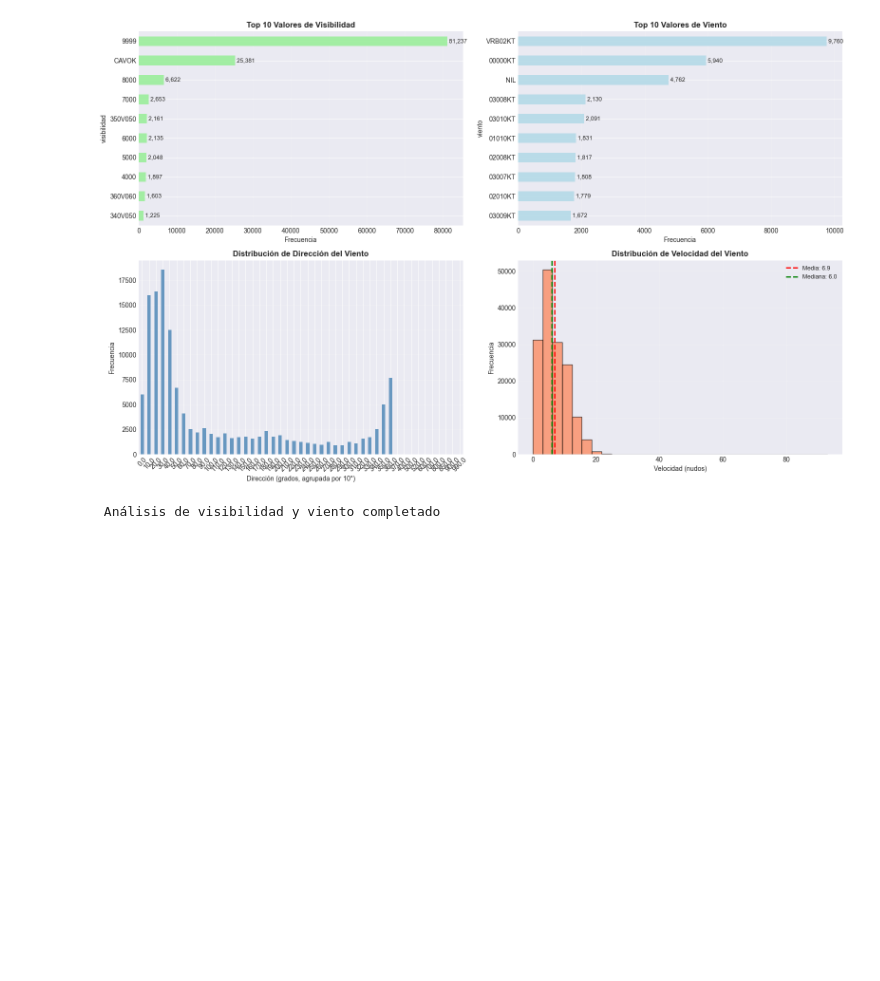
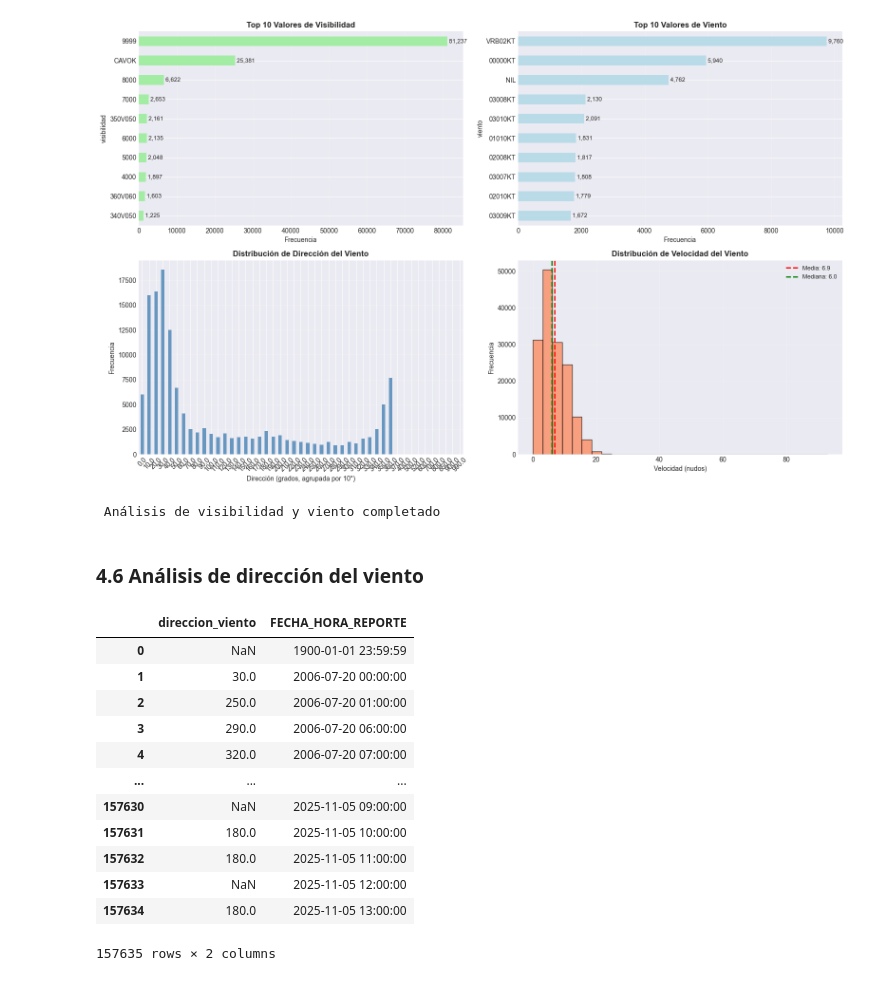
Before and after one commit to OmarLAlbarracinM/Prediccion-Cizalladura-SKBQ, a Jupyter notebook: docs/notebooks/01_exploracion.ipynb, the cells around one changed output. Cells and saved outputs as stored; diff of their text form; code cells hidden in the pictures; blank space fills up the shorter version.

```diff
--- a/docs/notebooks/01_exploracion.ipynb
+++ b/docs/notebooks/01_exploracion.ipynb
@@ -1043,3 +1045,21 @@ print("\n Análisis de visibilidad y viento completado")
 # %% [output]
 [figure]
  Análisis de visibilidad y viento completado
+# %% [markdown]
+### 4.6 Análisis de dirección del viento
+# %%
+df_dirección_viento = df_analisis[['direccion_viento', 'FECHA_HORA_REPORTE']]
+# %% [output]
+|  | direccion_viento | FECHA_HORA_REPORTE |
+| 0 | NaN | 1900-01-01 23:59:59 |
+| 1 | 30.0 | 2006-07-20 00:00:00 |
+| 2 | 250.0 | 2006-07-20 01:00:00 |
+| 3 | 290.0 | 2006-07-20 06:00:00 |
+| 4 | 320.0 | 2006-07-20 07:00:00 |
+| ... | ... | ... |
+| 157630 | NaN | 2025-11-05 09:00:00 |
+| 157631 | 180.0 | 2025-11-05 10:00:00 |
+| 157632 | 180.0 | 2025-11-05 11:00:00 |
+| 157633 | NaN | 2025-11-05 12:00:00 |
+| 157634 | 180.0 | 2025-11-05 13:00:00 |
+157635 rows × 2 columns
```
Also changed, not shown: parts of 3 cells of this notebook.
